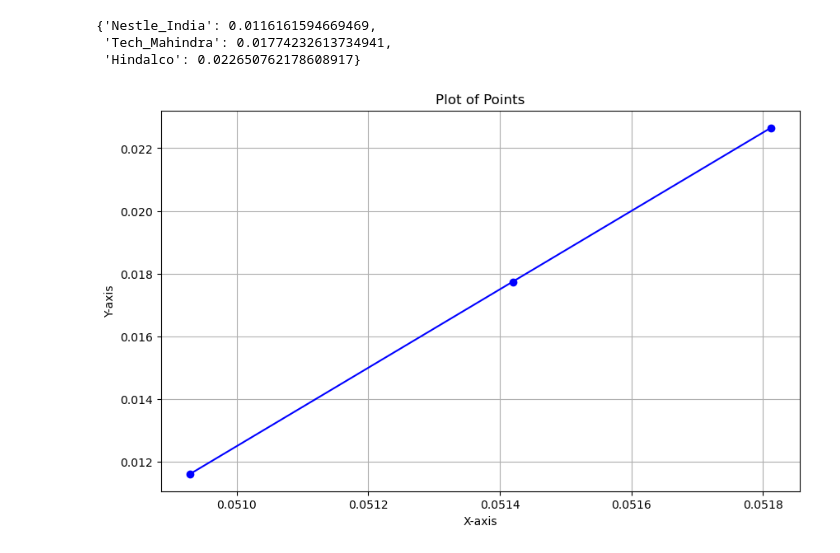
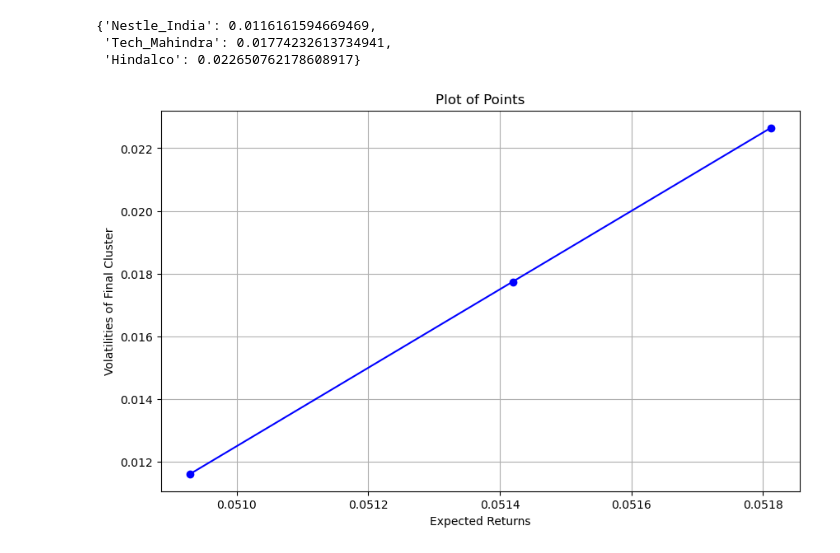
Before and after one commit to Kavya-25/Portfolio_Optimization, a Jupyter notebook: Models/Decision Tree Algorithm.ipynb, the cells around one changed output. Drawn from its saved outputs; the diff is of its cells as text; code cells hidden in the pictures.

```diff
--- a/Models/Decision Tree Algorithm.ipynb
+++ b/Models/Decision Tree Algorithm.ipynb
@@ -1694,21 +1887,21 @@ final_cluster
 # %%
 # Extract the coordinates
 x = list(expected_returns.values())
 y = list(final_cluster.values())
 
 # Create the plot
 plt.figure(figsize=(10, 6))
 plt.plot(x, y, marker='o', linestyle='-', color='b')
 
 # Add labels and title
-plt.xlabel('X-axis')
-plt.ylabel('Y-axis')
+plt.xlabel('Expected Returns')
+plt.ylabel('Volatilities of Final Cluster')
 plt.title('Plot of Points')
 
 # Add grid
 plt.grid(True)
 
 # Show the plot
 plt.show()
 # %% [output]
-[figure, old version]
+[figure, new version]
```
Also changed, not shown: parts of 7 cells of this notebook, 1 other file.
